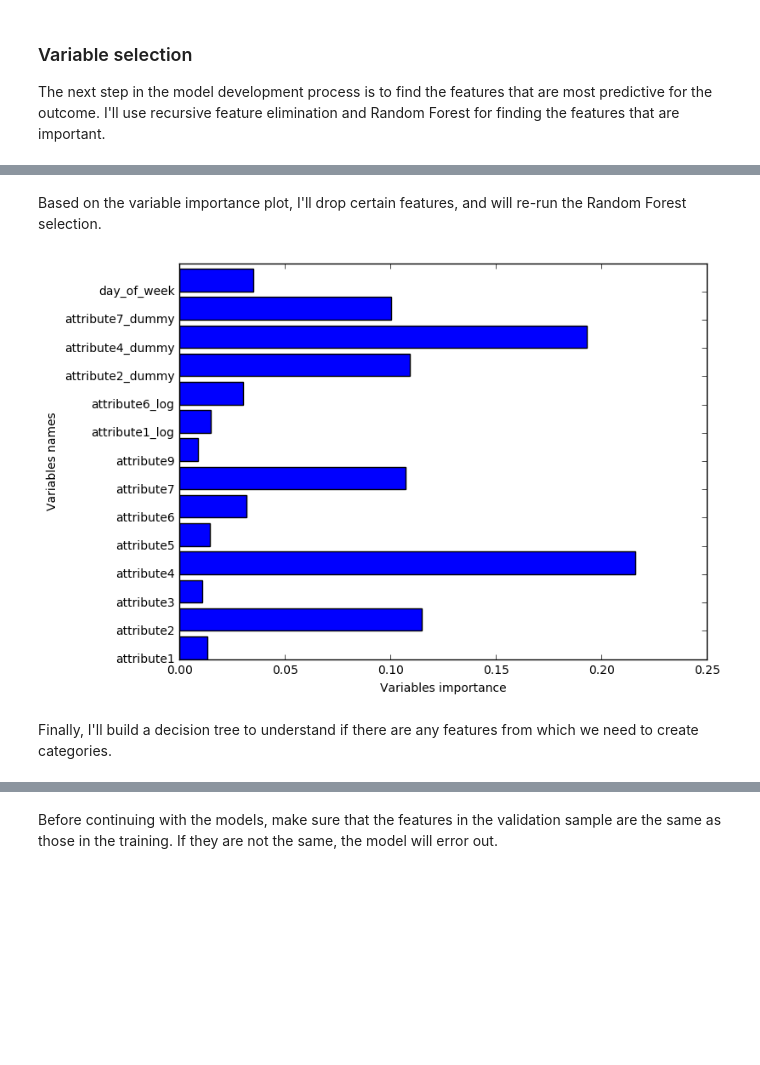
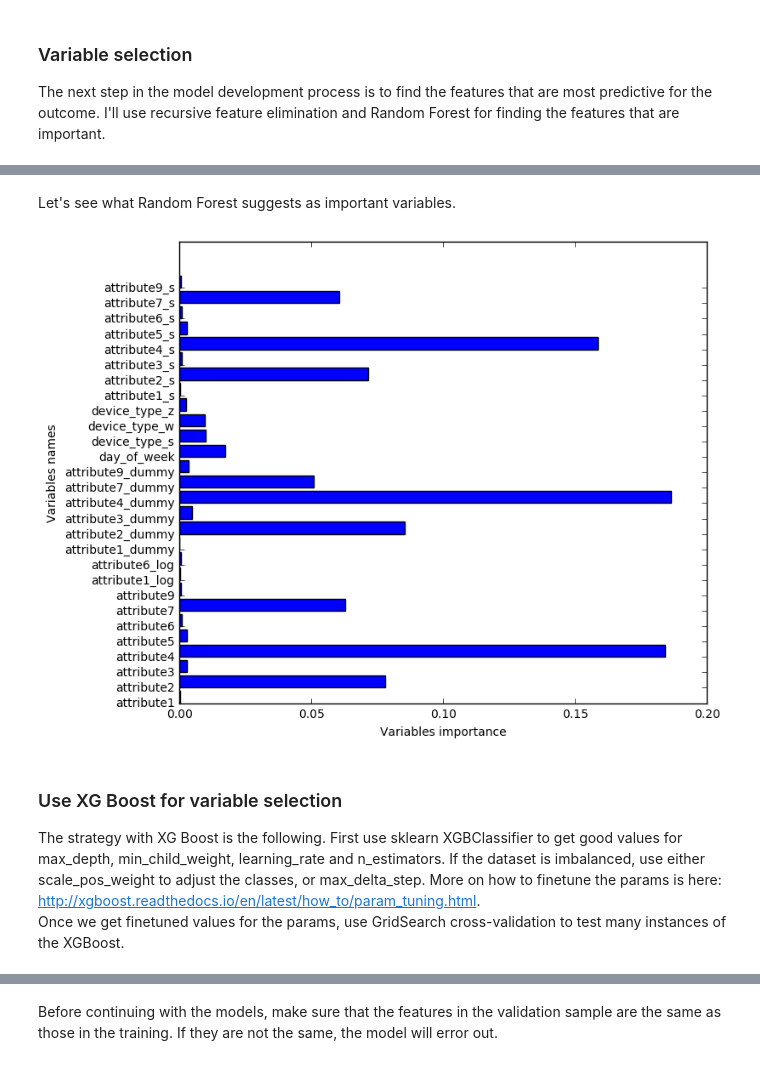
Before and after one commit to vatodorov/ImbalancedDataModels, a Jupyter notebook: ml_models_pipeline.ipynb, the cells around one changed output, grey strips where cells are left out. Saved outputs shown, nothing was run; the diff lists cells and outputs as text; code cells hidden in the pictures; blank space fills up the shorter version.

```diff
--- a/ml_models_pipeline.ipynb
+++ b/ml_models_pipeline.ipynb
@@ -496,7 +548,14 @@ There are multiple methods to adjust imbalanced datasets
 # %%
-sm = SMOTE(ratio = "minority", random_state = 7894)
+# Use Synthetic Minority Oversampling (SMOTE) to balance the datasets
+sm_params = {"ratio": "minority",
+             "random_state": 7894}
+
+sm = SMOTE(**sm_params)
 _x_train, _y_train = sm.fit_sample(x_train, y_train)
 
 x_train_w = pd.DataFrame(_x_train,
                          columns = list(x_train.columns))
 y_train_w = pd.Series(_y_train)
+
+# Check the counts - should have the same counts of failures and non-failures
+y_train_w.value_counts()
@@ -577,34 +600,3 @@ plotFeatureImportance(vs_model_rf)
-# %% [markdown]
-Based on the variable importance plot, I'll drop certain features, and will re-run the Random Forest selection.
-# %%
-drop_col = ["attribute1_dummy", "attribute3_dummy", "attribute9_dummy",
-            "device_type_z", "device_type_w", "device_type_s"]
-
-x_train = x_train.drop(drop_col, axis = 1)
-
-
-rf_vs_params = {"n_estimators": 500,
-                "random_state": 0,
-                "max_depth": 3,
-                "class_weight": "balanced"}
-
-vs_model_rf = RandomForestClassifier(**rf_vs_params)
-vs_model_rf.fit(x_train, y_train)
-
-# Plot the feature importance values
-def plotFeatureImportance(model):
-    plt.figure(figsize = (8, 6))
-    num_features = len(list(x_train.columns))
-    plt.barh(range(num_features), model.feature_importances_)
-    plt.yticks(np.arange(num_features), list(x_train.columns))
-    plt.xlabel("Variables importance")
-    plt.ylabel("Variables names")
-
-plotFeatureImportance(vs_model_rf)
-# %% [output]
-[figure, removed]
-# %% [markdown]
-Finally, I'll build a decision tree to understand if there are any features from which we need to create categories.
 # %%
 # Specify the decision tree model and fit
 dt_params = {"criterion": "gini",
@@ -628,3 +620,36 @@ dt_viz = export_graphviz(vs_model_dt,
 graphviz.Source(dt_viz)
 # %% [output]
 [drawing not drawn]
+# %% [markdown]
+Let's see what Random Forest suggests as important variables.
+# %%
+# 2) Variable selection using the feature importance from Random Forest
+# At this step Random Forest is used only as a feature selection method. I'll obtain the feature importance from RF
+# At a later stage, I'll also use Random Forest as a classification model
+
+rf_vs_params = {"n_estimators": 1000,             # From prior experience I've noticed that a few hundred trees are usually enough for small datasets
+                "random_state": 0,
+                "max_depth": 3                  # We don't have much observations, so that's why I set max tree depth to 3
+                #,"class_weight": "balanced"      # Note needed when the dataset has been balanced with SMOTE
+               }
+
+model_rf_vs = RandomForestClassifier(**rf_vs_params)
+model_rf_vs.fit(x_train_vs, y_train)
+
+# Plot the feature importance values
+def plotFeatureImportance(model, x_data):
+    plt.figure(figsize = (8, 7))
+    num_features = len(list(x_data.columns))
+    plt.barh(range(num_features), model.feature_importances_)
+    plt.yticks(np.arange(num_features), list(x_data.columns))
+    plt.xlabel("Variables importance")
+    plt.ylabel("Variables names")
+
+plotFeatureImportance(model_rf_vs, x_train_vs)
+# %% [output]
+[figure, added]
+# %% [markdown]
+### Use XG Boost for variable selection
+The strategy with XG Boost is the following. First use sklearn XGBClassifier to get good values for max_depth, min_child_weight, learning_rate and n_estimators. If the dataset is imbalanced, use either scale_pos_weight to adjust the classes, or max_delta_step. More on how to finetune the params is here: http://xgboost.readthedocs.io/en/latest/how_to/param_tuning.html.
+<br>
+Once we get finetuned values for the params, use GridSearch cross-validation to test many instances of the XGBoost.
```
Also changed, not shown: parts of 41 cells of this notebook, 1 other file.
